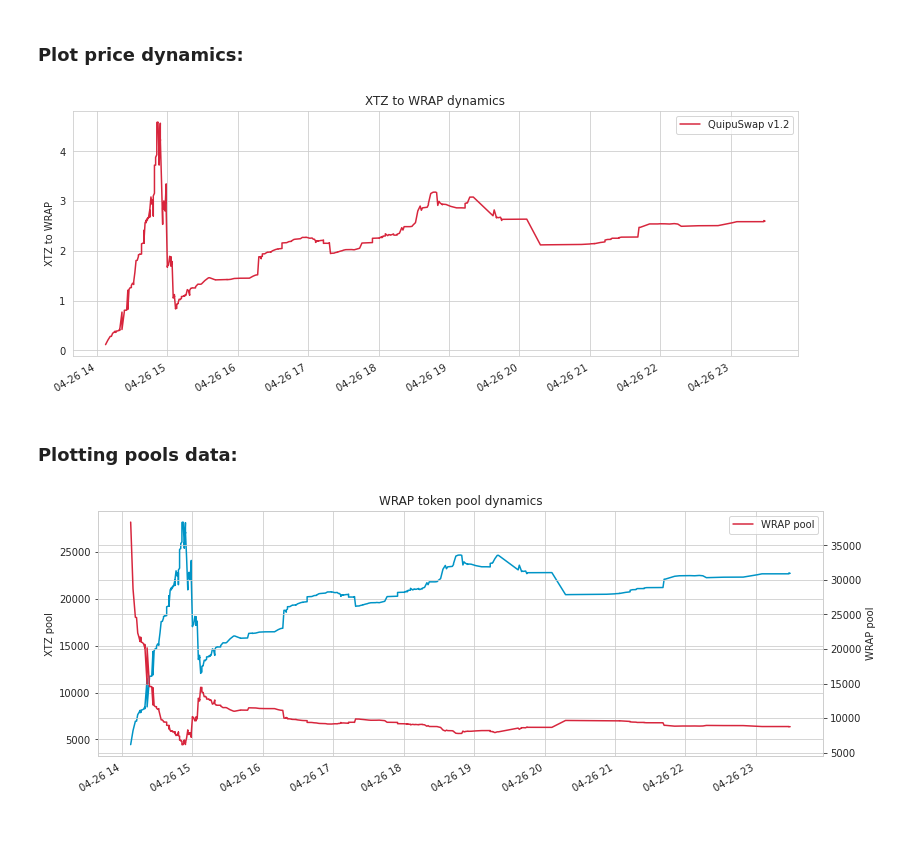
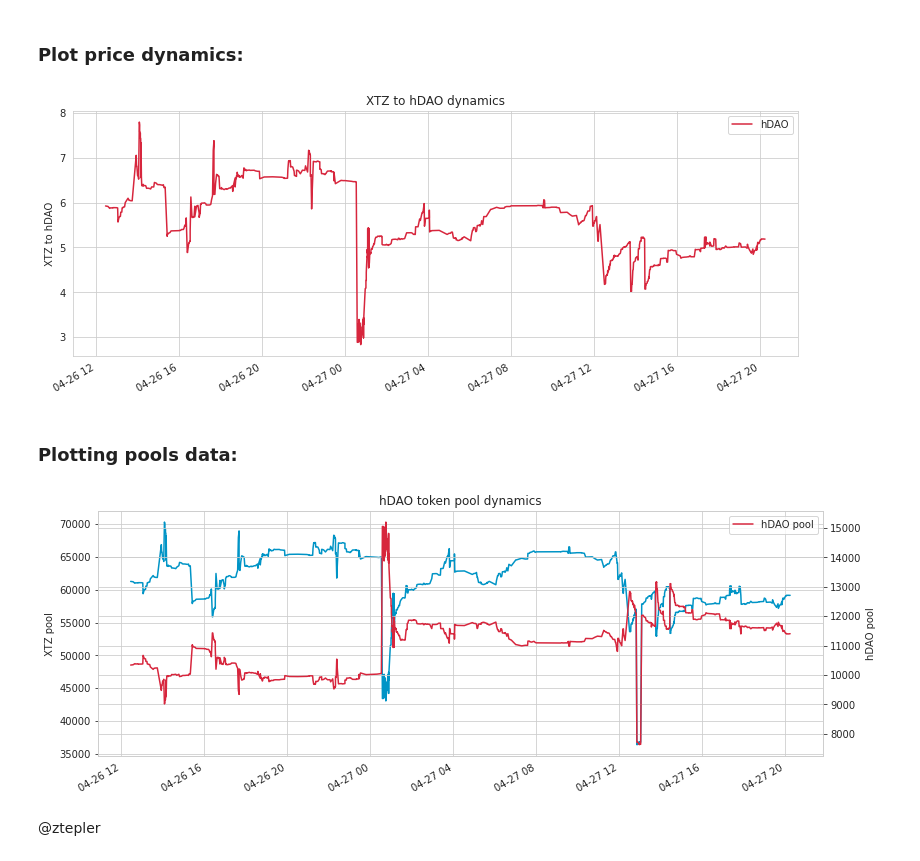
Before and after one commit to ztepler/quipuswap-tezos-analysis-colab, a Jupyter notebook: QuipuSwap_Tezos_Pool_Analysis.ipynb, the cells around one changed output. Drawn from its saved outputs; the diff is of its cells as text; code cells hidden in the pictures; blank space fills up the shorter version.

```diff
--- a/QuipuSwap_Tezos_Pool_Analysis.ipynb
+++ b/QuipuSwap_Tezos_Pool_Analysis.ipynb
@@ -68,21 +68,43 @@ def collect_storage_history(smart_contract, depth=1):
 # %% [markdown]
 ### Requesting data:
 # %%
-# Insert here another QuipuSwap v1.2 contracts if you want to:
+# Insert here another QuipuSwap contracts if you want to:
 tokens = dict(
-    hDAO = 'KT1QxLqukyfohPV5kPkw97Rs6cw1DDDvYgbB',  # 6 decimals
-    WRAP = 'KT1FG63hhFtMEEEtmBSX2vuFmP87t9E7Ab4t',  # 8 decimals
-    tCow = 'KT1XQZxsG4pMgcN7q7Nu3XFihsb9mEvqBmAT',
-    bDAO = 'KT1DssMzoSr8fnUUq1WxeSuHfLG4gzS7pgge',
-    sDAO = 'KT1WDe2vJCDqz5euKupppQsioPcakUd45Tfo'
+    hDAO = 'KT1QxLqukyfohPV5kPkw97Rs6cw1DDDvYgbB',      # 6 decimals
+    WRAP = 'KT1FG63hhFtMEEEtmBSX2vuFmP87t9E7Ab4t',      # 8 decimals
+    tCow = 'KT1XQZxsG4pMgcN7q7Nu3XFihsb9mEvqBmAT',      # 2 decimals
+    bDAO = 'KT1DssMzoSr8fnUUq1WxeSuHfLG4gzS7pgge',      # 6 decimals
+    sDAO = 'KT1WDe2vJCDqz5euKupppQsioPcakUd45Tfo',      # 0 decimals
+    tCowLP = 'KT1UEfXGj5Ag73qCdZTk2534SZDT7cd7J8m8',    # ? decimals
+    STKR = 'KT1BMEEPX7MWzwwadW3NCSZe9XGmFJ7rs7Dr',      # 18 decimals
+    GUTS = 'KT1WYQj3HEt3sxdsV4dMLA8RKzUnYAzXgguS',      # 0 decimals
+    Tacoz = 'KT1VfiExduEkrpM4TbsnAw9QV1VURqaRFGKs',     # 18 decimals
+    token42 = 'KT1M5H8qkJEzhdC3ZxZ78bSxgmcddrcusbry',   # 0 decimals
+    tSpanish = 'KT1A834QfnWremTQ4tc63s8NKbHzLJVszgxc',  # 0 decimals
+    DeanCoin = 'KT1BAPAVXMuYz63HrF9CGM9Gu8JVYTFpYqao',  # 6 decimals
+    tezos10x = 'KT1A4Sj8TBg4pazMkj226bAAcH6A4iCNQno4',  # 0? decimals
+    RSAL = 'KT1PrRTVNgxkRgyqqNQvwTiVhd55dqyxXJ6n',      # 0 decimals
+    banana = 'KT1Sd8jvepChHEHo63owNfjnqgzJEkUWSj9q',    # 2 decimals
+    SHTz = 'KT1G7Z14RJLKbfu96Hc22bwNL67aykunAGyH',      # 2 decimals
+
+    sUSD = 'KT1KFszq8UFCcWxnXuhZPUyHT9FK3gjmSKm6',      # 6 decimals
+    ETHtz = 'KT1Evsp2yA19Whm24khvFPcwimK6UaAJu8Zo',     # 18 decimals
+    kUSD = 'KT1K4EwTpbvYN9agJdjpyJm4ZZdhpUNKB3F6',      # 18 decimals
+
+    wUSDC = 'KT1U2hs5eNdeCpHouAvQXGMzGFGJowbhjqmo',     # 6 decimals
+    wWETH = 'KT1DuYujxrmgepwSDHtADthhKBje9BosUs1w',     # 18 decimals
+    RITA = 'KT1L98jqwZtKUZbcPNxb3pTY7b2WXUGEzn8G',      # 6 decimals
+    MEL = 'KT1BsDKTXBiYck85fJnoDzedyKKNtMuC9B9h',       # 6 decimals
+    BDoge =  'KT1Th57AbgJmiZWDny6Ewqd2sx5qSxJwu8ry',    # 4 decimals
+    wMATIC = 'KT1RsfuBee5o7GtYrdB7bzQ1M6oVgyBnxY4S',    # 18 decimals
 )
 
 # Select one contract from the above dictionary:
-token = 'WRAP'
+token = 'hDAO'
 contract_address = tokens[token]
 
 # Change token decimals if necessary (hDAO is 6, WRAP is 8):
-token_decimals = 8
+token_decimals = 6
 
 # Set requests depth if there are needed more than one request to pull all data:
 requests_depth = 1
@@ -95,17 +117,17 @@ data = process_pool_data(
 # %% [markdown]
 ### Plot price dynamics:
 # %%
-data.rate.rename('QuipuSwap v1.2').plot(color='#D7263D', figsize=(13,5))
+data.rate.rename(f'{token}').plot(color='#D7263D', figsize=(13,5))
 
 plt.xlabel('')
 plt.ylabel(f'XTZ to {token}')
 plt.legend()
 _ = plt.title(f'XTZ to {token} dynamics')
 
 # If you want to save plot, uncomment this line:
 # plt.savefig(f'{token}_price_dynamics.png')
 # %% [output]
-[figure, old version]
+[figure, new version]
 # %% [markdown]
 ### Plotting pools data:
 # %%
@@ -124,4 +146,6 @@ _ = plt.title(f'{token} token pool dynamics')
 # If you want to save plot, uncomment this line:
 # plt.savefig(f'{token}_pool_dynamics.png')
 # %% [output]
-[figure, old version]
+[figure, new version]
+# %% [markdown]
+@ztepler
```
